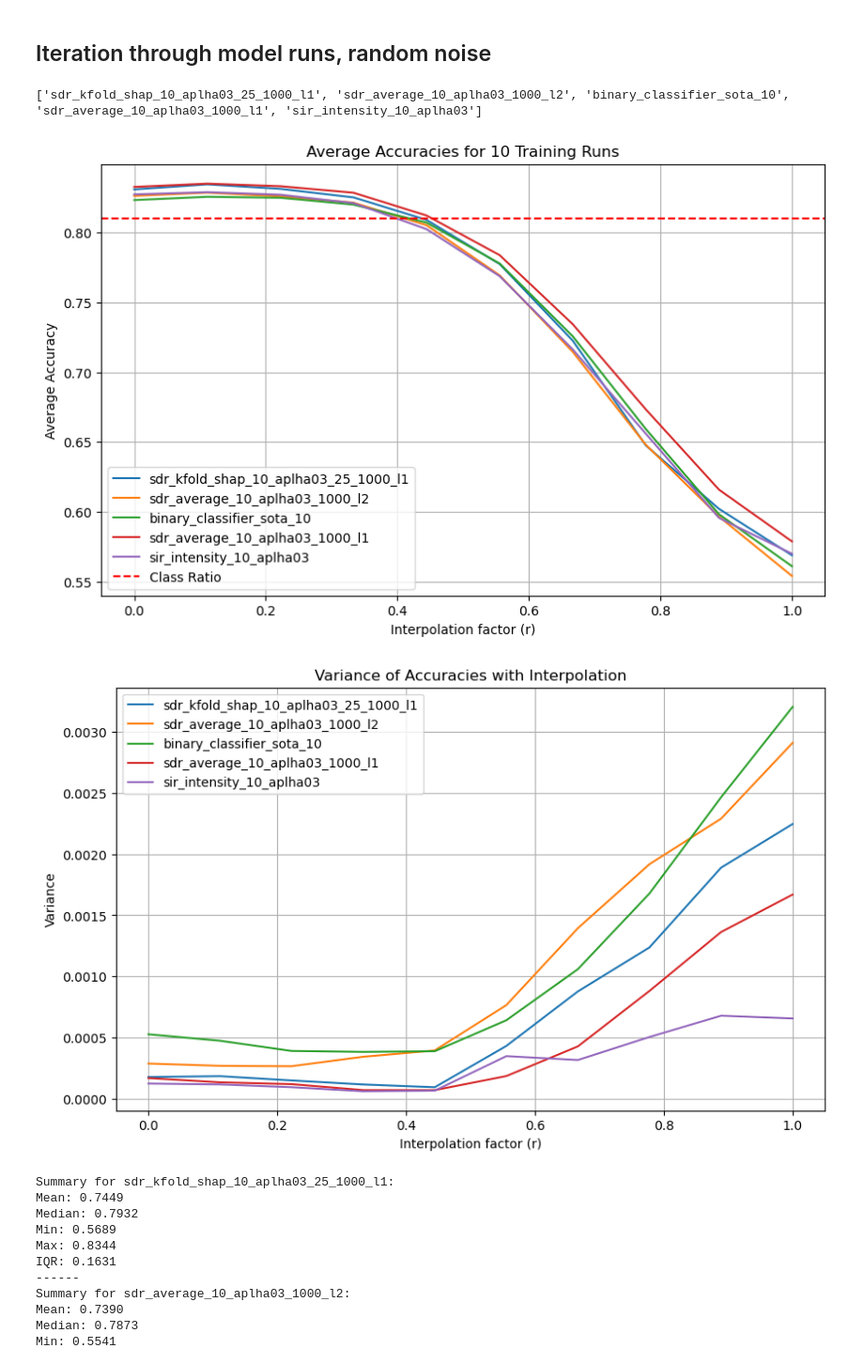
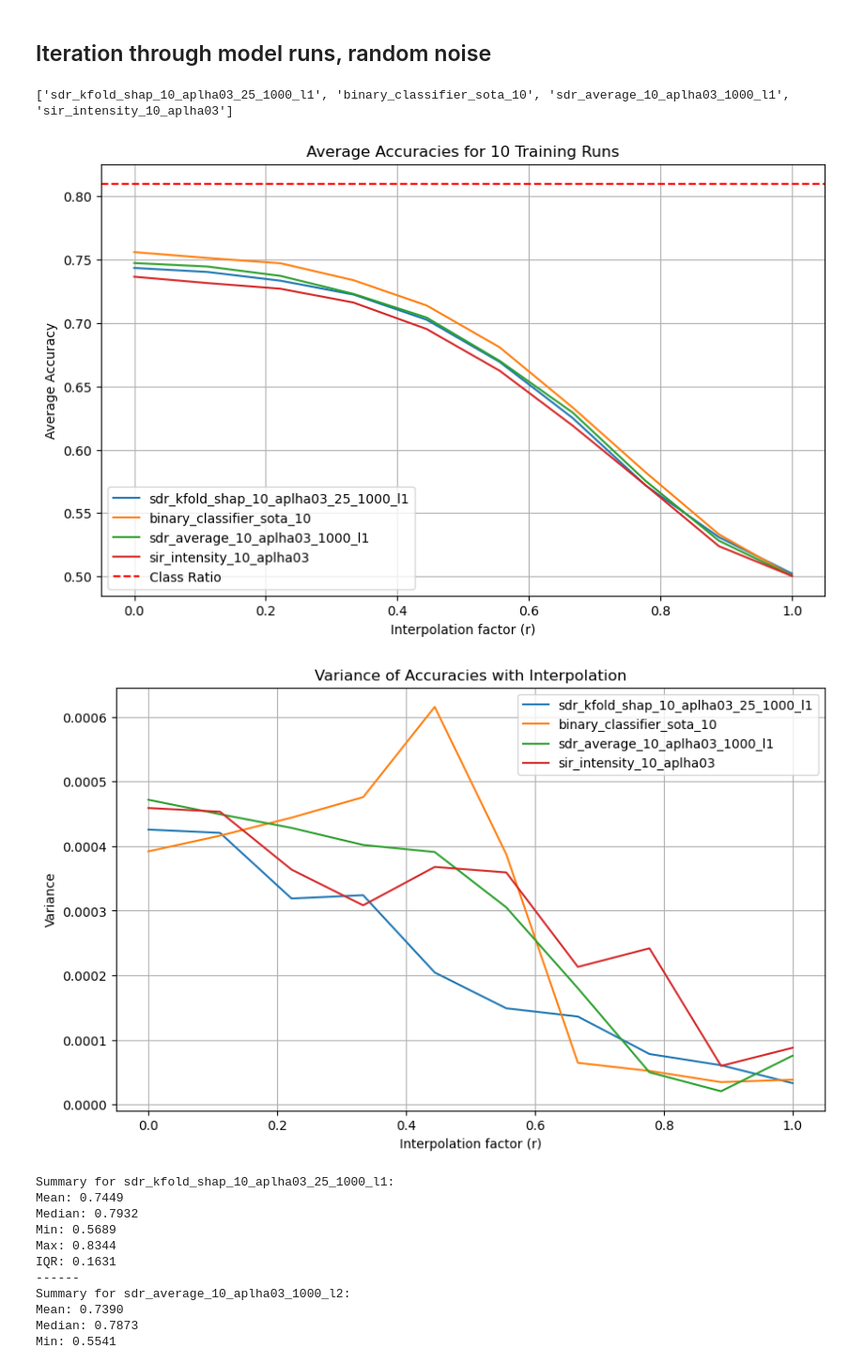
Before and after one commit to myanacondadonttt/RoofNetXAI, a Jupyter notebook: Notebooks/Analysis Robustness Main Past.ipynb, the cells around one changed output. Shown at 94% size. Saved outputs shown, nothing was run; the diff lists cells and outputs as text; code cells hidden in the pictures.

```diff
--- a/Notebooks/Analysis Robustness Main Past.ipynb
+++ b/Notebooks/Analysis Robustness Main Past.ipynb
@@ -452,3 +489,8 @@ Standard deviation of the first feature: 0.9999998
+# %%
+from imblearn.over_sampling import SMOTE
+
+smote = SMOTE(random_state=42)
+data_resampled, label_resampled = smote.fit_resample(normalized_data, test_label)
 # %% [markdown]
 ## Load the model
 # %%
@@ -672,7 +714,7 @@ for folder in model_folders:
             model.eval()
             model.to(device)
 
-            accuracy = evaluate_model_on_interpolated_data(normalized_data, test_label, model, device, r)
+            accuracy = evaluate_model_on_interpolated_data(data_resampled, label_resampled, model, device, r)
             accuracies.append(accuracy)
 
         # Store the average accuracy and variance for this r-value
@@ -682,36 +724,36 @@ for folder in model_folders:
     # Store the results for this model type
     results[folder] = accuracies_for_r
     variances[folder] = variances_for_r
 
 # add majoruty class ratio
 majority_class_ratio = max(np.mean(test_label), 1 - np.mean(test_label))
 
 # Plot the average accuracies
 plt.figure(figsize=(10, 6))
 for model_type, accuracies in results.items():
     plt.plot(r_values, accuracies, label=model_type)
 plt.axhline(y=majority_class_ratio, color='r', linestyle='--', label="Class Ratio")
 plt.xlabel("Interpolation factor (r)")
 plt.ylabel("Average Accuracy")
 plt.legend()
 plt.grid(True)
 plt.title("Average Accuracies for 10 Training Runs")
 plt.show()
 
 # Plot the variances
 plt.figure(figsize=(10, 6))
 for model_type, variance in variances.items():
     plt.plot(r_values, variance, label=model_type)
 plt.xlabel("Interpolation factor (r)")
 plt.ylabel("Variance")
 plt.legend()
 plt.grid(True)
 plt.title("Variance of Accuracies with Interpolation")
 plt.show()
 # %% [output]
-['sdr_kfold_shap_10_aplha03_25_1000_l1', 'sdr_average_10_aplha03_1000_l2', 'binary_classifier_sota_10', 'sdr_average_10_aplha03_1000_l1', 'sir_intensity_10_aplha03']
+['sdr_kfold_shap_10_aplha03_25_1000_l1', 'binary_classifier_sota_10', 'sdr_average_10_aplha03_1000_l1', 'sir_intensity_10_aplha03']
-[figure, old version]
+[figure, new version]
-[figure, old version]
+[figure, new version]
 # %%
 summary_stats = {}
 
```
Also changed, not shown: parts of 13 cells of this notebook, 1 other file.
